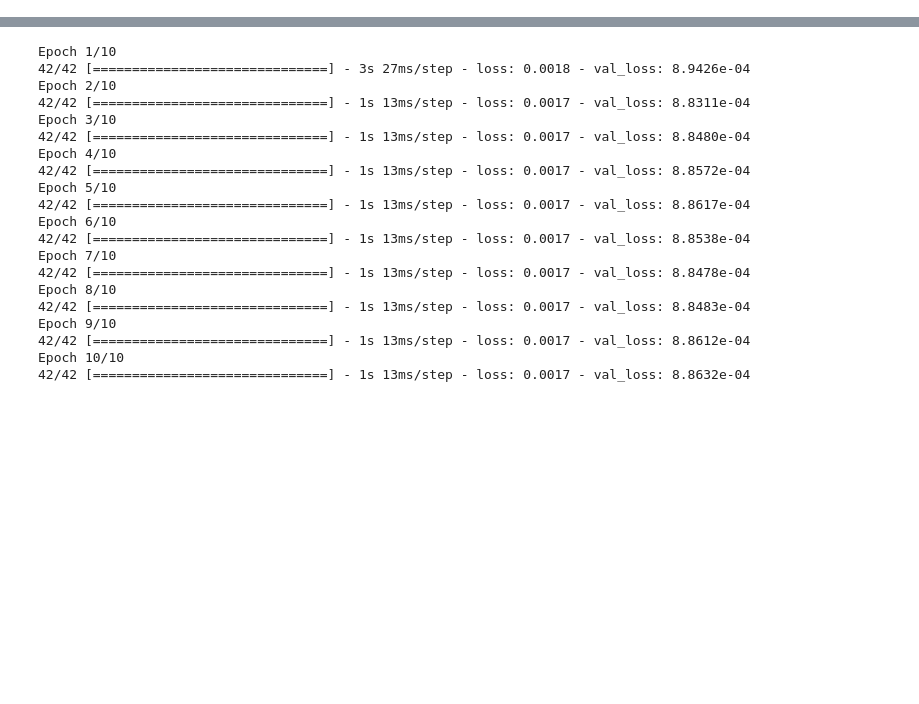
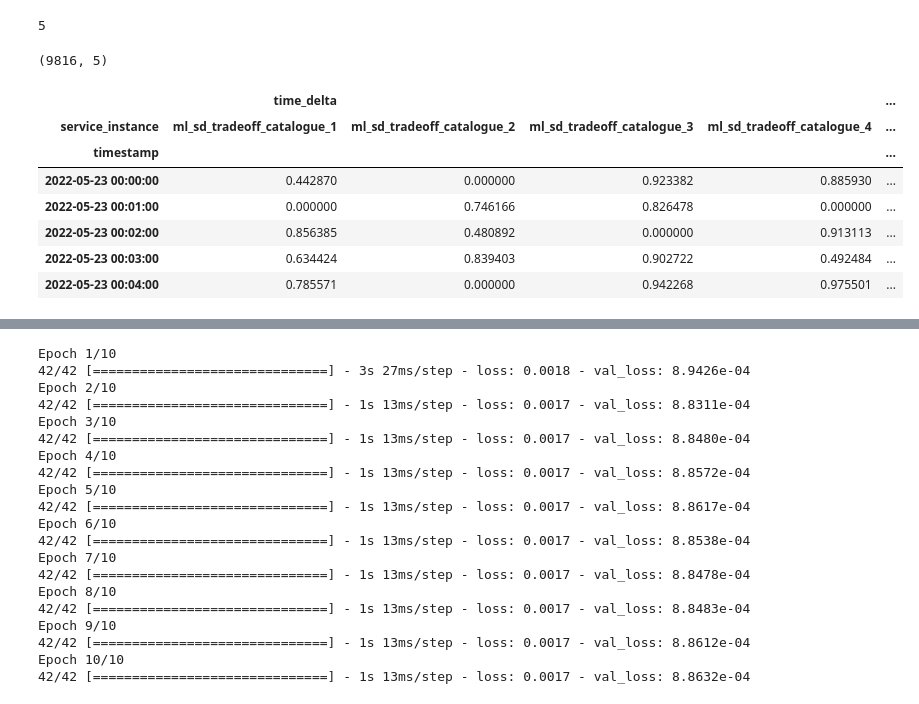
Before and after one commit to karthikv1392/ML_SD_Tradeoff, a Jupyter notebook: notebooks/rt_timeseries_training.ipynb, the cells around one changed output, grey strips where cells are left out. Saved outputs shown, nothing was run; the diff lists cells and outputs as text; code cells hidden in the pictures; blank space fills up the shorter version.

```diff
--- a/notebooks/rt_timeseries_training.ipynb
+++ b/notebooks/rt_timeseries_training.ipynb
@@ -112,0 +180,22 @@ histories = {}
+# %%
+# retrieve number instances
+n_instances = sub_df['service_instance'].nunique()
+display(n_instances)
+# %% [output]
+5
+# %%
+# convert dataset in a compliant time series format
+grouper = sub_df.groupby([pd.Grouper(freq='1T'), 'service_instance'])
+sub_df_ts = grouper.mean().unstack().fillna(0)
+display(sub_df_ts.shape)
+display(sub_df_ts.head())
+# %% [output]
+(9816, 5)
+|  | time_delta |  |  |  | ... |
+| service_instance | ml_sd_tradeoff_catalogue_1 | ml_sd_tradeoff_catalogue_2 | ml_sd_tradeoff_catalogue_3 | ml_sd_tradeoff_catalogue_4 | ... |
+| timestamp |  |  |  |  | ... |
+| 2022-05-23 00:00:00 | 0.442870 | 0.000000 | 0.923382 | 0.885930 | ... |
+| 2022-05-23 00:01:00 | 0.000000 | 0.746166 | 0.826478 | 0.000000 | ... |
+| 2022-05-23 00:02:00 | 0.856385 | 0.480892 | 0.000000 | 0.913113 | ... |
+| 2022-05-23 00:03:00 | 0.634424 | 0.839403 | 0.902722 | 0.492484 | ... |
+| 2022-05-23 00:04:00 | 0.785571 | 0.000000 | 0.942268 | 0.975501 | ... |
```
Also changed, not shown: parts of 27 cells of this notebook, 18 other files.
